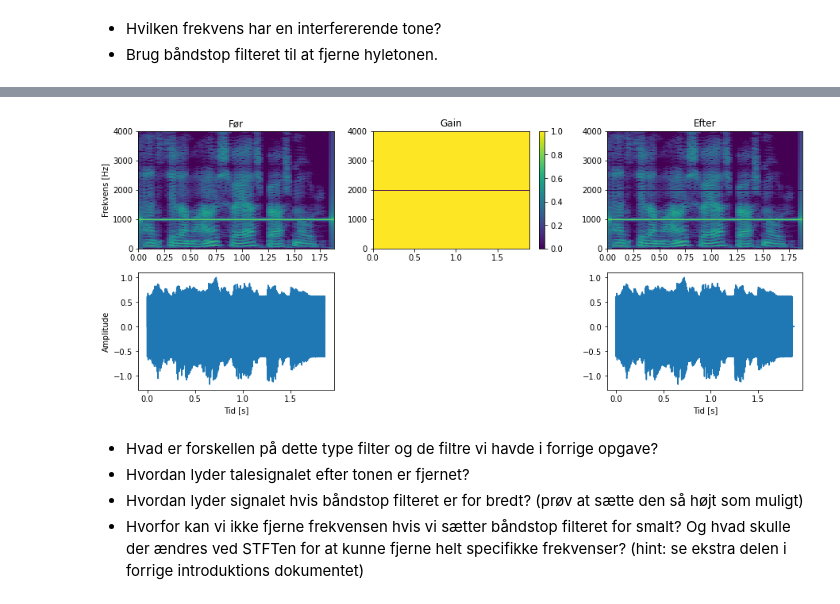
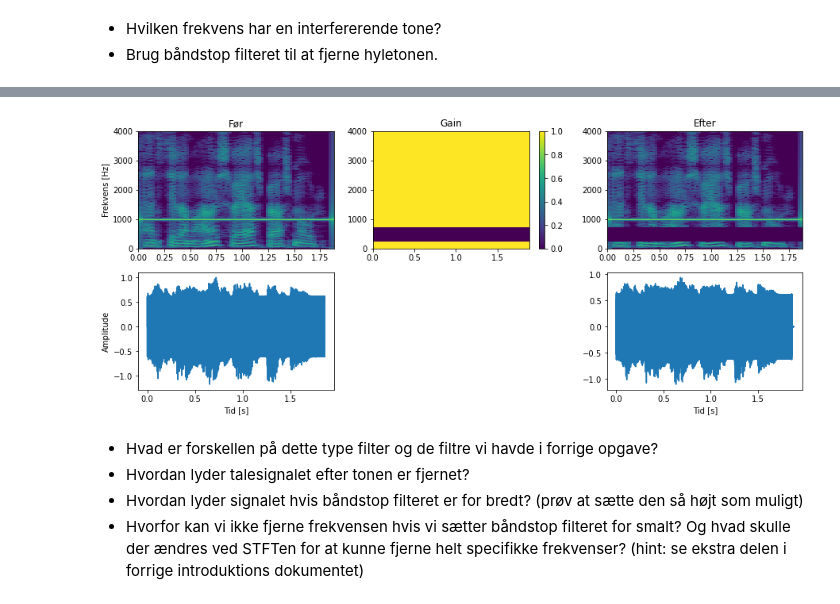
Before and after one commit to niels-overby/SRP-noisereduction, a Jupyter notebook: SRP_Filtering.ipynb, the cells around one changed output, grey strips where cells are left out. Cells and saved outputs as stored; diff of their text form; code cells hidden in the pictures.

```diff
--- a/SRP_Filtering.ipynb
+++ b/SRP_Filtering.ipynb
@@ -166,8 +170,9 @@ plt.show()
 * Hvilken frekvens har en interfererende tone?
 * Brug båndstop filteret til at fjerne hyletonen.
 # %%
-fCenter = 2000 #@param {type:"slider",min:100, max:2000,step:10}
-fWidth = 2 #@param {type:"slider",min:1,max:50,step:1}
+#@title Båndstop filter {run: "auto"}
+fCenter = 490 #@param {type:"slider",min:100, max:2000,step:10}
+fWidth = 45 #@param {type:"slider",min:1,max:50,step:1}
 
 fCenterIdx = np.argmin(stft.f < fCenter)
 
@@ -191,34 +196,34 @@ plt.subplot(232)
 plt.pcolormesh(stft.t,stft.f,(np.abs(mask[0]+1e-99)))
 plt.colorbar()
 plt.ylim([0,4000])
 plt.title("Gain")
 
 plt.subplot(233)
 plt.pcolormesh(stft.t,stft.f,20*np.log10(np.abs(Ym[0]+1e-99)),vmin=0,vmax=90)
 plt.ylim([0,4000])
 plt.title("Efter")
 
 
 y = stft.transform(Ym,inv=True)
 
 display(utils.play(y,fs))
 
 plt.subplot(236)
 t = np.arange(len(y.T))/fs
 plt.plot(t,y.T/x_m.max())
 plt.xlabel("Tid [s]")
 
 plt.subplot(234)
 t = np.arange(len(x_m.T))/fs
 plt.plot(t,x_m.T/x_m.max())
 plt.ylabel("Amplitude")
 plt.xlabel("Tid [s]")
 
 
 plt.show()
 # %% [output]
 [interactive output not drawn]
-[figure, old version]
+[figure, new version]
 # %% [markdown]
 * Hvad er forskellen på dette type filter og de filtre vi havde i forrige opgave?
 * Hvordan lyder talesignalet efter tonen er fjernet?
```
Also changed, not shown: parts of 3 cells of this notebook.
